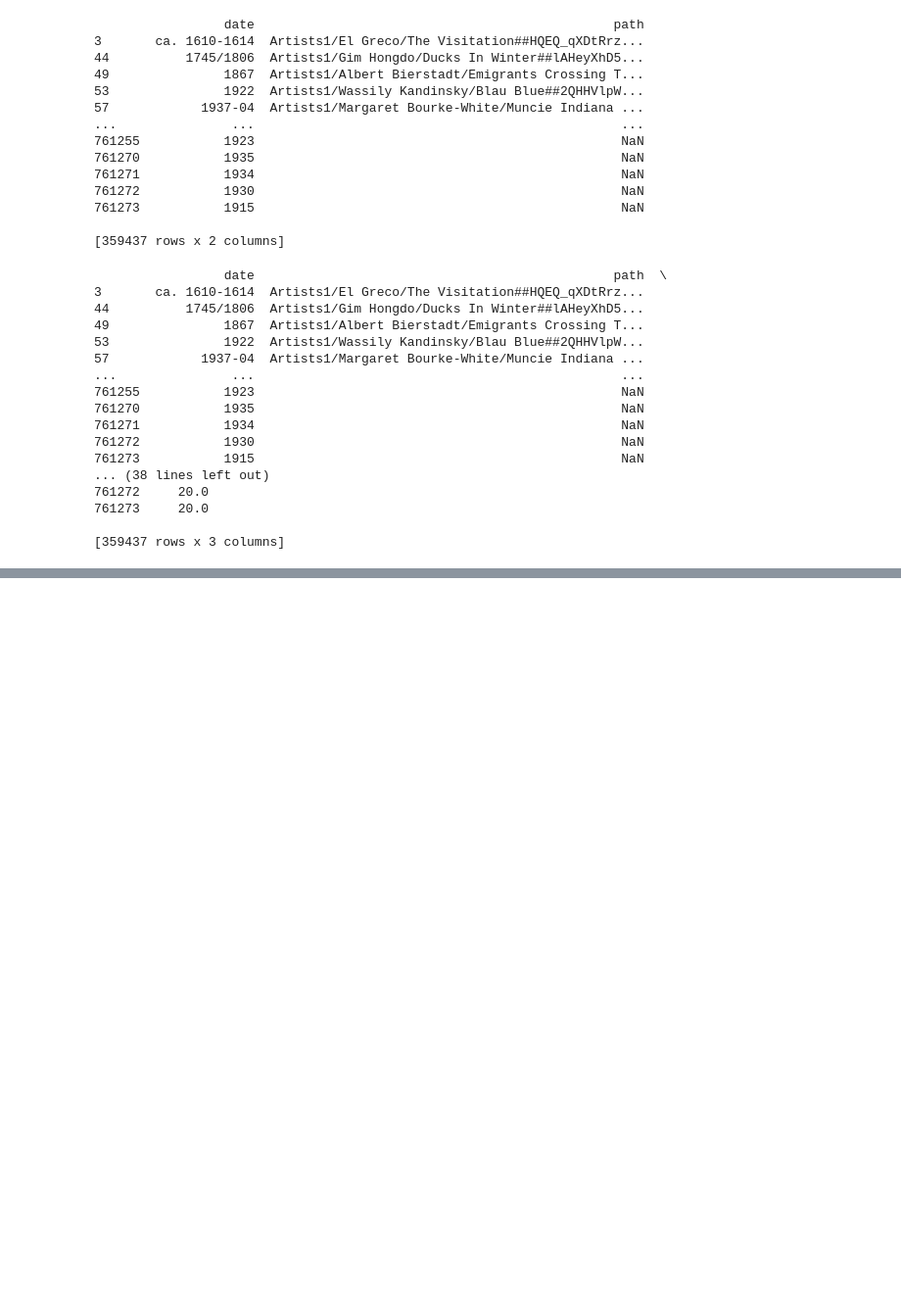
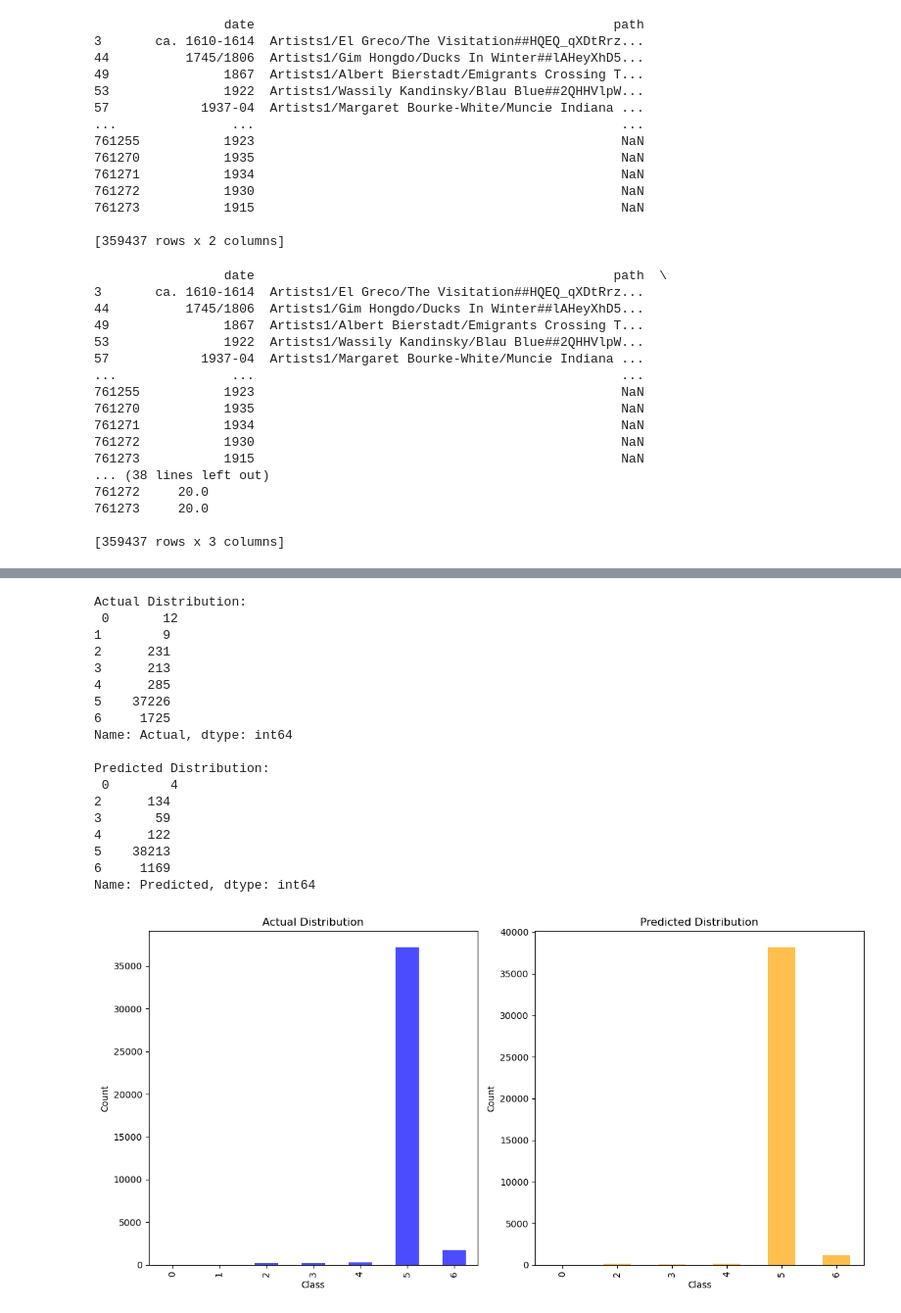
Before and after one commit to jessicayzhao/Museum-Art-Classification, a Jupyter notebook: CNN_midterm.ipynb, the cells around one changed output, grey strips where cells are left out. Shown at 98% size. Cells and saved outputs as stored; diff of their text form; code cells hidden in the pictures; blank space fills up the shorter version.

```diff
--- a/CNN_midterm.ipynb
+++ b/CNN_midterm.ipynb
@@ -493,0 +596,54 @@ _________________________________________________________________
+# %%
+import pandas as pd
+import matplotlib.pyplot as plt
+
+# Assuming you already have the results_df DataFrame
+# results_df contains columns: 'Image_Path', 'Actual', 'Predicted', 'Correct'
+
+# Step 1: Get the distribution of actual labels
+actual_distribution = results_df['Actual'].value_counts().sort_index()
+print("Actual Distribution:\n", actual_distribution)
+
+# Step 2: Get the distribution of predicted labels
+predicted_distribution = results_df['Predicted'].value_counts().sort_index()
+print("\nPredicted Distribution:\n", predicted_distribution)
+
+# Step 3: Plot the distributions
+plt.figure(figsize=(12, 6))
+
+# Plot actual distribution
+plt.subplot(1, 2, 1)
+actual_distribution.plot(kind='bar', color='blue', alpha=0.7)
+plt.title('Actual Distribution')
+plt.xlabel('Class')
+plt.ylabel('Count')
+
+# Plot predicted distribution
+plt.subplot(1, 2, 2)
+predicted_distribution.plot(kind='bar', color='orange', alpha=0.7)
+plt.title('Predicted Distribution')
+plt.xlabel('Class')
+plt.ylabel('Count')
+
+plt.tight_layout()
+plt.show()
+# %% [output]
+Actual Distribution:
+ 0       12
+1        9
+2      231
+3      213
+4      285
+5    37226
+6     1725
+Name: Actual, dtype: int64
+
+Predicted Distribution:
+ 0        4
+2      134
+3       59
+4      122
+5    38213
+6     1169
+Name: Predicted, dtype: int64
+[figure, added]
```
Also changed, not shown: parts of 12 cells of this notebook.
